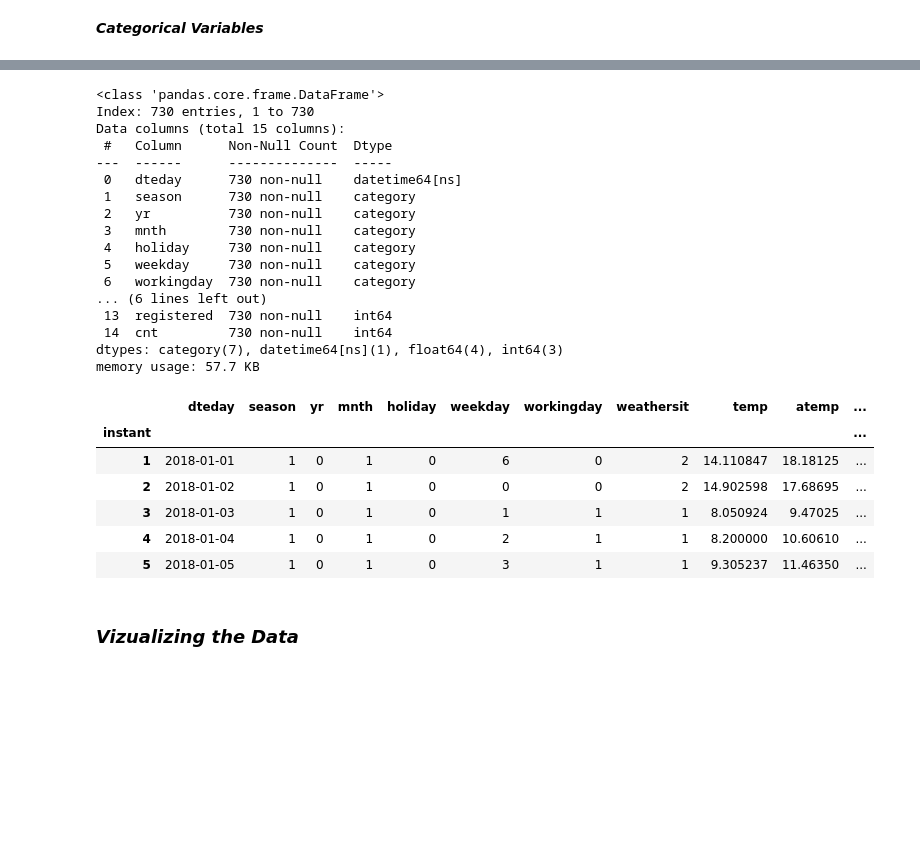
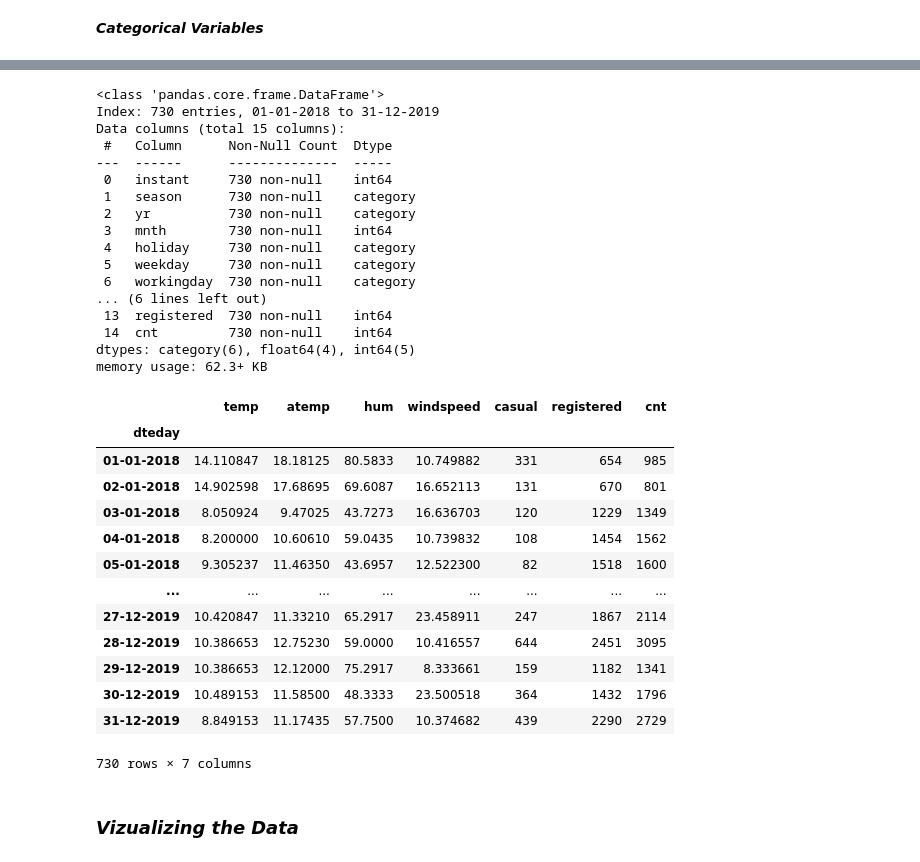
Before and after one commit to AnishRane-cox/Bike-Demand-Prediction-MLR, a Jupyter notebook: Shared_Bike.ipynb, the cells around one changed output, grey strips where cells are left out. Saved outputs shown, nothing was run; the diff lists cells and outputs as text; code cells hidden in the pictures; blank space fills up the shorter version.

```diff
--- a/Shared_Bike.ipynb
+++ b/Shared_Bike.ipynb
@@ -26,7 +30,7 @@ warnings.filterwarnings('ignore')
 # %% [markdown]
 ### ___Step 1 : Reading Data___
 # %%
-bikes = pd.read_csv('day.csv', index_col =0)
+bikes = pd.read_csv('day.csv', index_col =1)
 # %%
 bikes.head()
 # %% [output]
@@ -87,7 +89,5 @@ ___Date Time Variables___
-# %%
-bikes['dteday'] = pd.to_datetime(bikes['dteday'], dayfirst = True)
 # %% [markdown]
 ___Categorical Variables___
 # %%
-cat_columns = ['season', 'yr', 'mnth', 'holiday', 'weekday','workingday', 'weathersit']
-bikes[cat_columns] = bikes[cat_columns].astype('category')
+cat_columns = ['season', 'yr', 'holiday', 'weekday','workingday', 'weathersit']
+bikes[cat_columns].nunique()
@@ -94,35 +102,43 @@ bikes[cat_columns] = bikes[cat_columns].astype('category')
 # %%
+bikes[cat_columns] = bikes[cat_columns].astype('category')
 bikes.info()
 # %% [output]
 <class 'pandas.core.frame.DataFrame'>
-Index: 730 entries, 1 to 730
+Index: 730 entries, 01-01-2018 to 31-12-2019
 Data columns (total 15 columns):
  #   Column      Non-Null Count  Dtype
 ---  ------      --------------  -----
- 0   dteday      730 non-null    datetime64[ns]
+ 0   instant     730 non-null    int64
  1   season      730 non-null    category
  2   yr          730 non-null    category
- 3   mnth        730 non-null    category
+ 3   mnth        730 non-null    int64
  4   holiday     730 non-null    category
  5   weekday     730 non-null    category
  6   workingday  730 non-null    category
 ... (6 lines left out)
  13  registered  730 non-null    int64
  14  cnt         730 non-null    int64
-dtypes: category(7), datetime64[ns](1), float64(4), int64(3)
-memory usage: 57.7 KB
+dtypes: category(6), float64(4), int64(5)
+memory usage: 62.3+ KB
 # %%
 num_columns = ['temp', 'atemp', 'hum', 'windspeed', 'casual','registered', 'cnt']
 # %%
-bikes.head()
+bikes[num_columns]
 # %% [output]
-|  | dteday | season | yr | mnth | holiday | weekday | workingday | weathersit | temp | atemp | ... |
-| instant |  |  |  |  |  |  |  |  |  |  | ... |
-| 1 | 2018-01-01 | 1 | 0 | 1 | 0 | 6 | 0 | 2 | 14.110847 | 18.18125 | ... |
-| 2 | 2018-01-02 | 1 | 0 | 1 | 0 | 0 | 0 | 2 | 14.902598 | 17.68695 | ... |
-| 3 | 2018-01-03 | 1 | 0 | 1 | 0 | 1 | 1 | 1 | 8.050924 | 9.47025 | ... |
-| 4 | 2018-01-04 | 1 | 0 | 1 | 0 | 2 | 1 | 1 | 8.200000 | 10.60610 | ... |
-| 5 | 2018-01-05 | 1 | 0 | 1 | 0 | 3 | 1 | 1 | 9.305237 | 11.46350 | ... |
+|  | temp | atemp | hum | windspeed | casual | registered | cnt |
+| dteday |  |  |  |  |  |  |  |
+| 01-01-2018 | 14.110847 | 18.18125 | 80.5833 | 10.749882 | 331 | 654 | 985 |
+| 02-01-2018 | 14.902598 | 17.68695 | 69.6087 | 16.652113 | 131 | 670 | 801 |
+| 03-01-2018 | 8.050924 | 9.47025 | 43.7273 | 16.636703 | 120 | 1229 | 1349 |
+| 04-01-2018 | 8.200000 | 10.60610 | 59.0435 | 10.739832 | 108 | 1454 | 1562 |
+| 05-01-2018 | 9.305237 | 11.46350 | 43.6957 | 12.522300 | 82 | 1518 | 1600 |
+| ... | ... | ... | ... | ... | ... | ... | ... |
+| 27-12-2019 | 10.420847 | 11.33210 | 65.2917 | 23.458911 | 247 | 1867 | 2114 |
+| 28-12-2019 | 10.386653 | 12.75230 | 59.0000 | 10.416557 | 644 | 2451 | 3095 |
+| 29-12-2019 | 10.386653 | 12.12000 | 75.2917 | 8.333661 | 159 | 1182 | 1341 |
+| 30-12-2019 | 10.489153 | 11.58500 | 48.3333 | 23.500518 | 364 | 1432 | 1796 |
+| 31-12-2019 | 8.849153 | 11.17435 | 57.7500 | 10.374682 | 439 | 2290 | 2729 |
+730 rows × 7 columns
 # %% [markdown]
 ### ___Vizualizing the Data___
 # %% [markdown]
```
Also changed, not shown: parts of 51 cells of this notebook.
